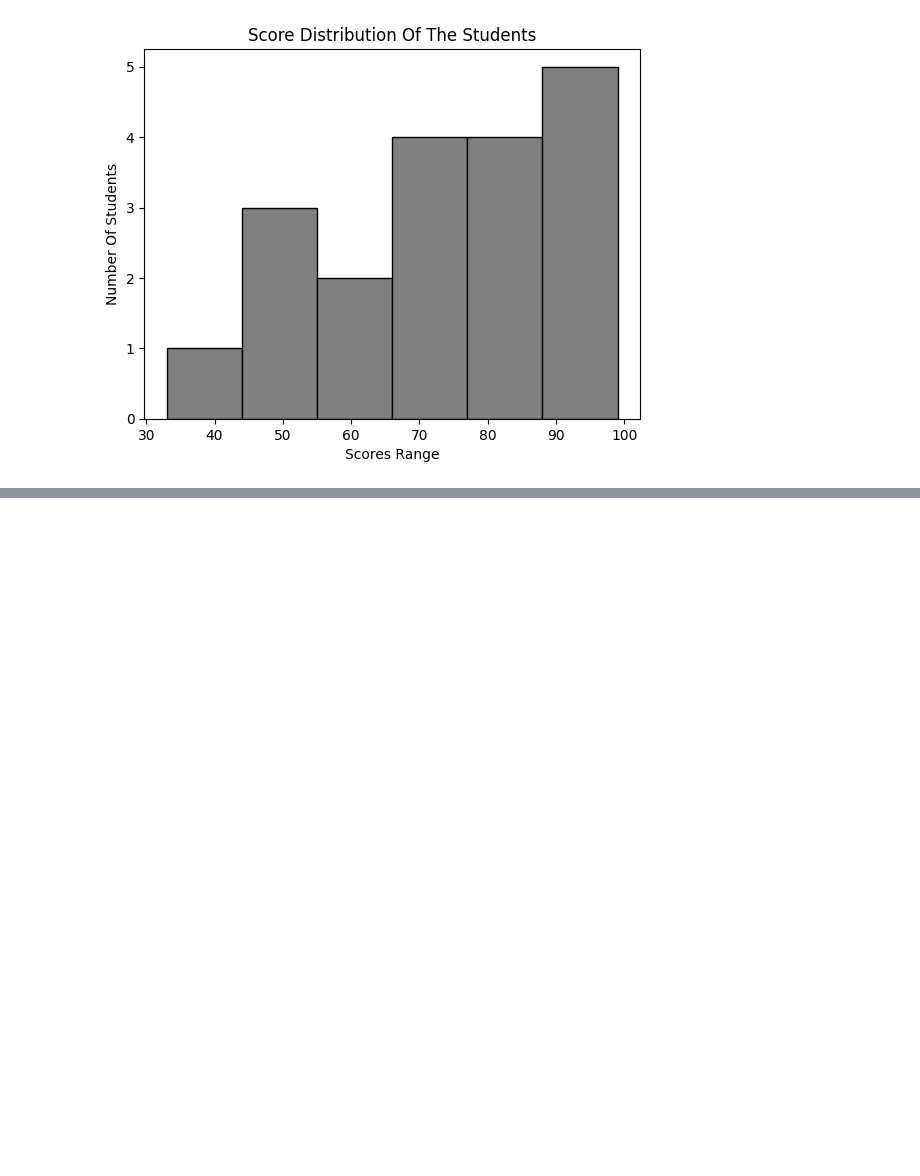
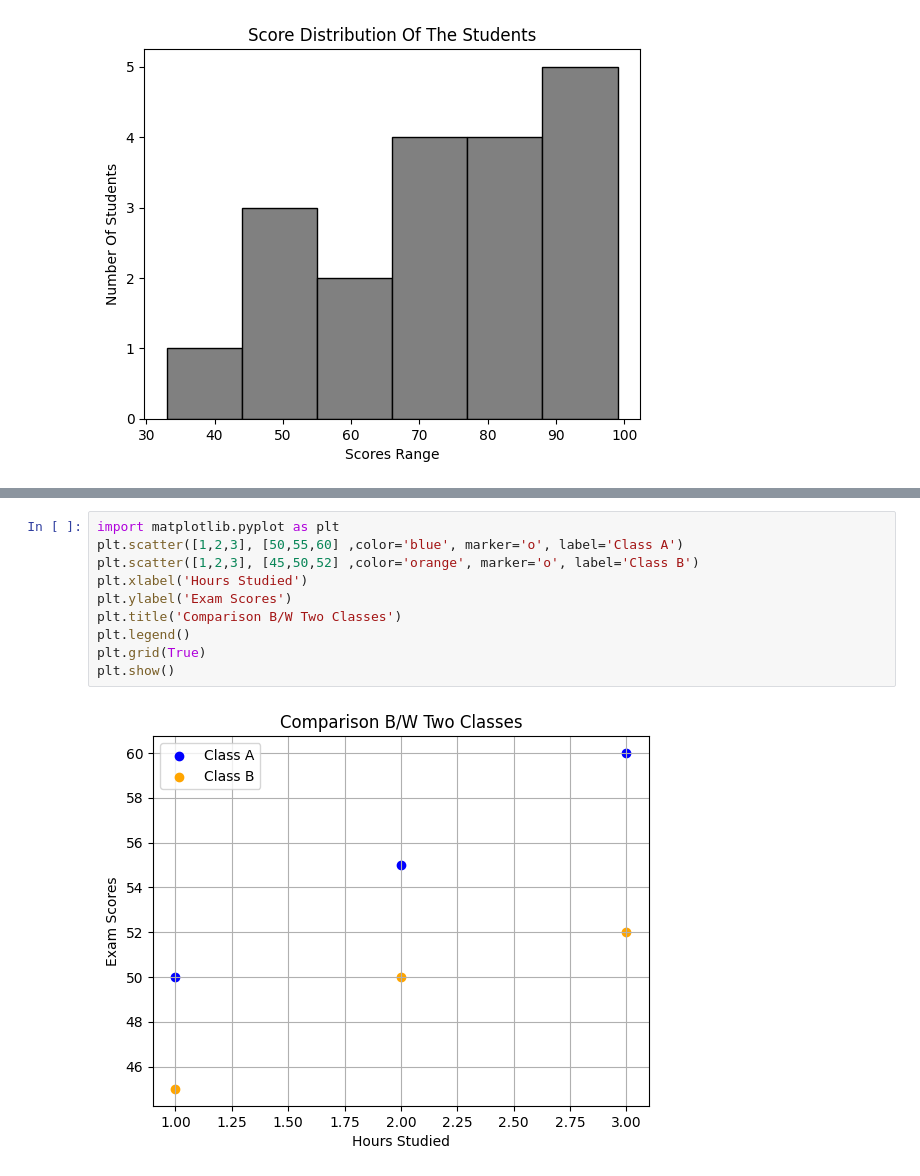
Before and after one commit to Saifabbas-0007/python-practice, a Jupyter notebook: Untitled.ipynb, the cells around one changed output, grey strips where cells are left out. Saved outputs shown, nothing was run; the diff lists cells and outputs as text; blank space fills up the shorter version.

```diff
--- a/Untitled.ipynb
+++ b/Untitled.ipynb
@@ -69,0 +84,12 @@ plt.show()
+# %%
+import matplotlib.pyplot as plt
+plt.scatter([1,2,3], [50,55,60] ,color='blue', marker='o', label='Class A')
+plt.scatter([1,2,3], [45,50,52] ,color='orange', marker='o', label='Class B')
+plt.xlabel('Hours Studied')
+plt.ylabel('Exam Scores')
+plt.title('Comparison B/W Two Classes')
+plt.legend()
+plt.grid(True)
+plt.show()
+# %% [output]
+[figure, added]
```
Also changed, not shown: parts of 1 cell of this notebook.
